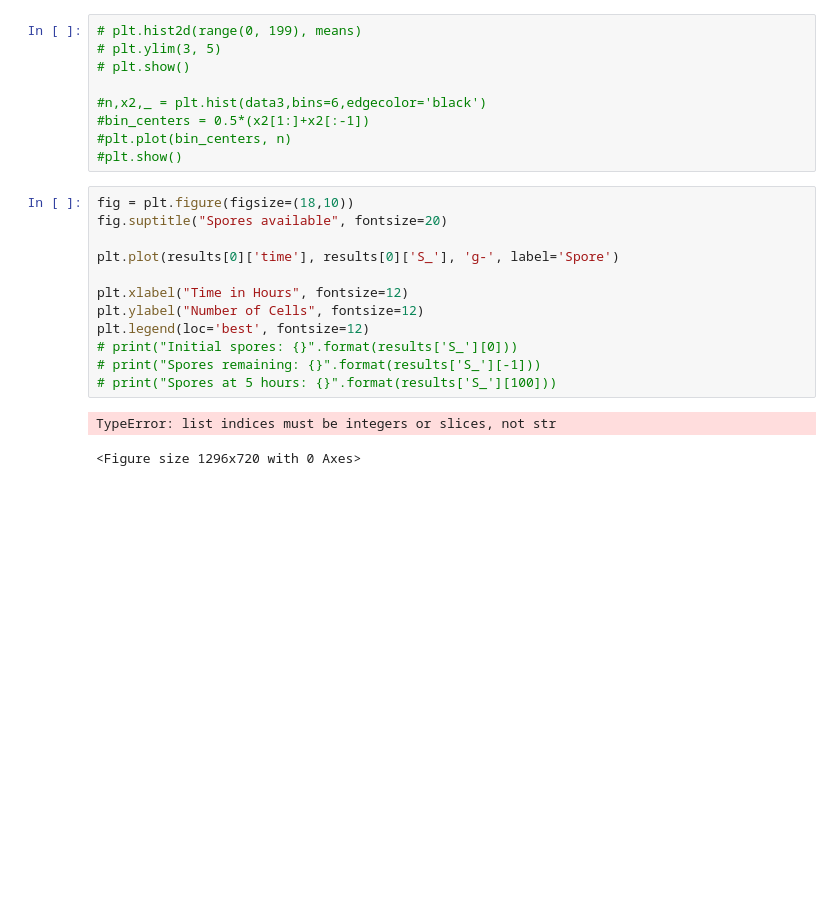
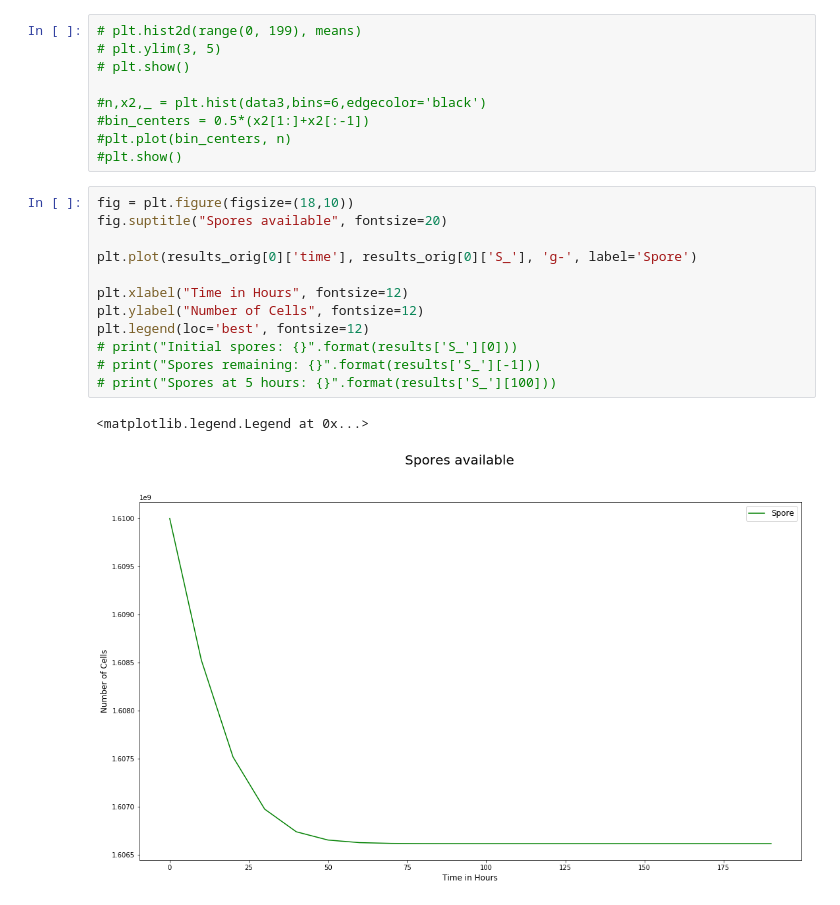
Before and after one commit to technodivergent/Bacillus_Anthracis_Simulation, a Jupyter notebook: Lung Submodel.ipynb, the cells around one changed output. Saved outputs shown, nothing was run; the diff lists cells and outputs as text; blank space fills up the shorter version.

```diff
--- a/Lung Submodel.ipynb
+++ b/Lung Submodel.ipynb
@@ -268,16 +281,16 @@ Mean:   3.6155459509075234
 # %%
 fig = plt.figure(figsize=(18,10))
 fig.suptitle("Spores available", fontsize=20)
 
-plt.plot(results[0]['time'], results[0]['S_'], 'g-', label='Spore')
+plt.plot(results_orig[0]['time'], results_orig[0]['S_'], 'g-', label='Spore')
 
 plt.xlabel("Time in Hours", fontsize=12)
 plt.ylabel("Number of Cells", fontsize=12)
 plt.legend(loc='best', fontsize=12)
 # print("Initial spores: {}".format(results['S_'][0]))
 # print("Spores remaining: {}".format(results['S_'][-1]))
 # print("Spores at 5 hours: {}".format(results['S_'][100]))
 # %% [output]
-TypeError: list indices must be integers or slices, not str
+<matplotlib.legend.Legend at 0x...>
-<Figure size 1296x720 with 0 Axes>
+[figure, added]
 # %%
```
Also changed, not shown: parts of 13 cells of this notebook.
